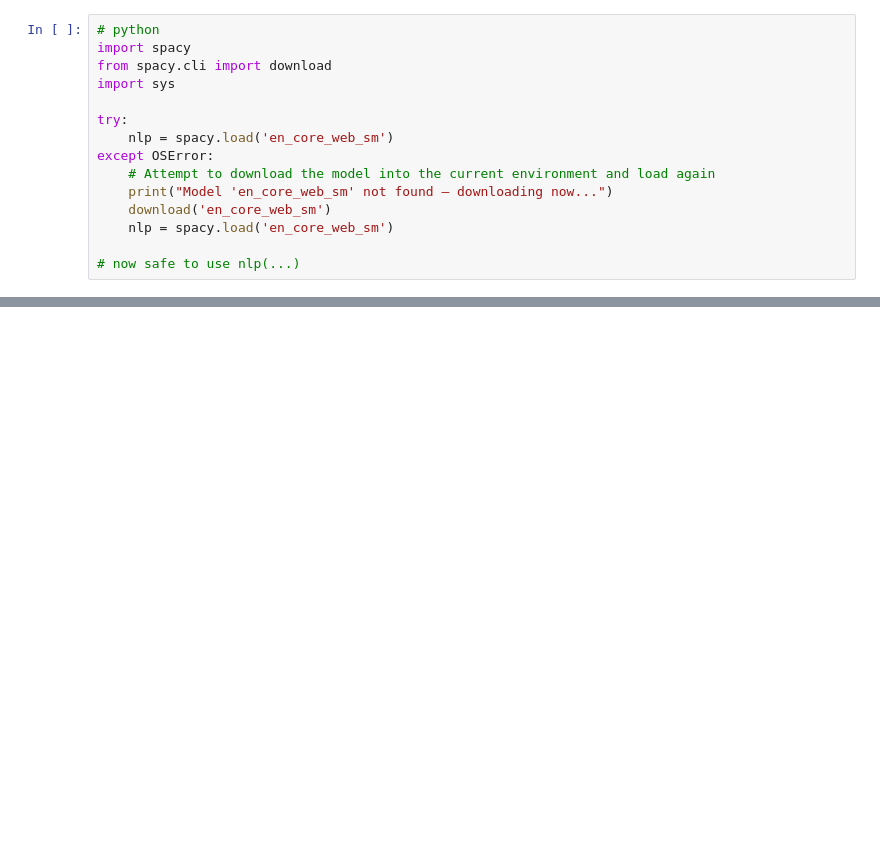
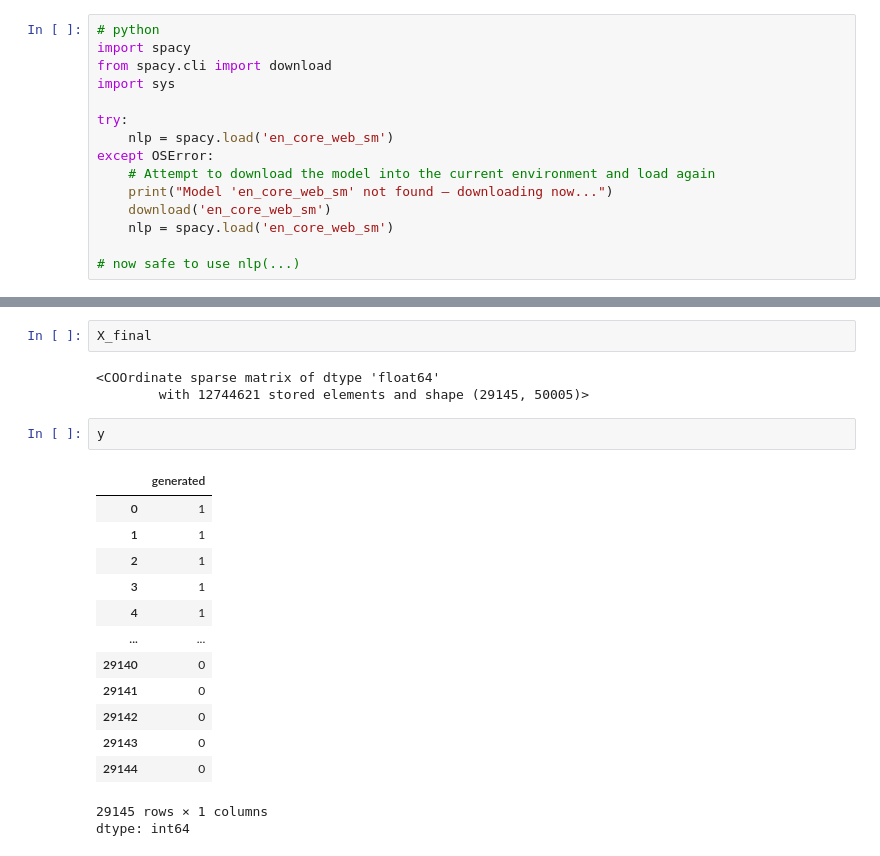
Before and after one commit to soipanhamisi/TextClassifierModel, a Jupyter notebook: textClassifer_nb.ipynb, the cells around one changed output, grey strips where cells are left out. Drawn from its saved outputs; the diff is of its cells as text; blank space fills up the shorter version.

```diff
--- a/textClassifer_nb.ipynb
+++ b/textClassifer_nb.ipynb
@@ -255,0 +329,22 @@ KeyboardInterrupt:
+# %%
+X_final
+# %% [output]
+<COOrdinate sparse matrix of dtype 'float64'
+        with 12744621 stored elements and shape (29145, 50005)>
+# %%
+y
+# %% [output]
+|  | generated |
+| 0 | 1 |
+| 1 | 1 |
+| 2 | 1 |
+| 3 | 1 |
+| 4 | 1 |
+| ... | ... |
+| 29140 | 0 |
+| 29141 | 0 |
+| 29142 | 0 |
+| 29143 | 0 |
+| 29144 | 0 |
+29145 rows × 1 columns
+dtype: int64
```
Also changed, not shown: parts of 14 cells of this notebook.
